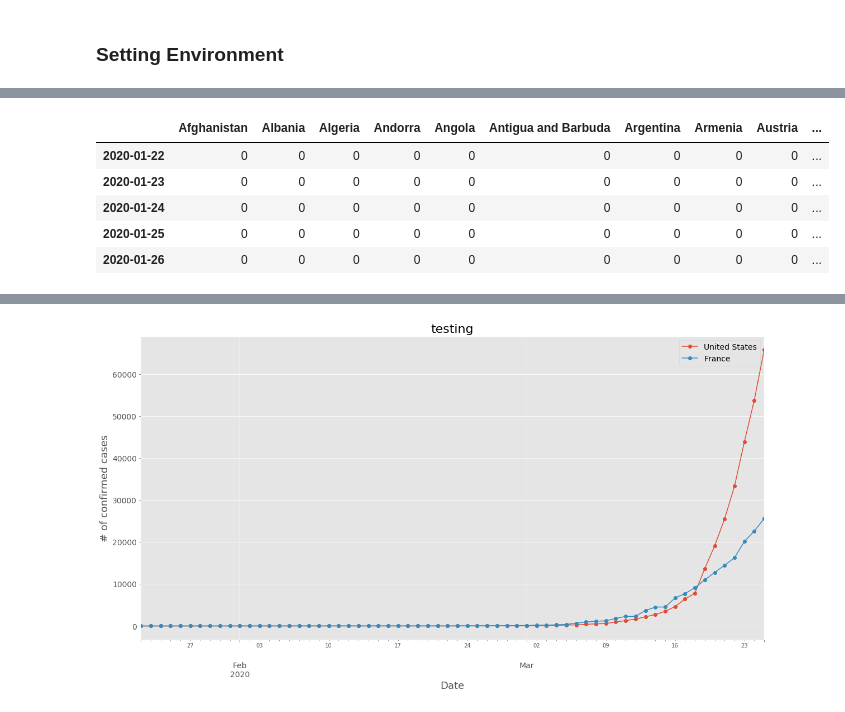
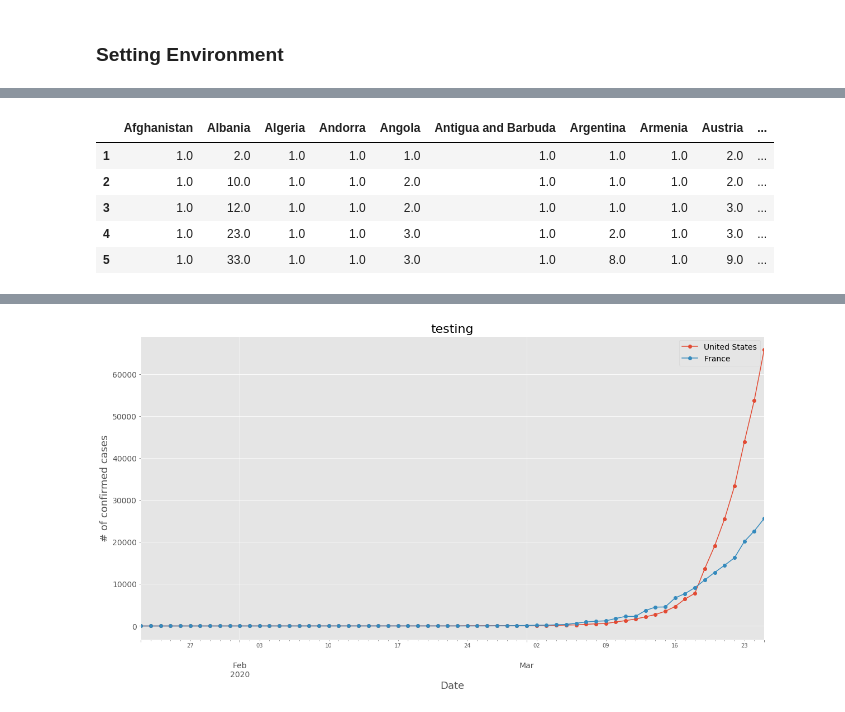
Before and after one commit to HiIamJeff/covid19_spot_the_curve, a Jupyter notebook: Corona_Medium_plot.ipynb, the cells around one changed output, grey strips where cells are left out. Cells and saved outputs as stored; diff of their text form; code cells hidden in the pictures.

```diff
--- a/Corona_Medium_plot.ipynb
+++ b/Corona_Medium_plot.ipynb
@@ -101,38 +102,44 @@ Complete loading df!
 # %%
-### try fix the data reading
+## data cleaning
 def jhu_data_process_date(jhu_data):
     #fix the country name
     jhu_data['Country/Region'] = jhu_data['Country/Region'].replace({'Korea, South': 'South Korea',
                                                                      'Taiwan*': 'Taiwan', 'US': 'United States'})
-    jhu_data1 = jhu_data.set_index('Country/Region')
-    df_country = jhu_data1
+    df_country = jhu_data.set_index('Country/Region')
     #special fix for different level rows
     df_country.insert(loc=1, column="Country_level", value=0)
     duplicated = ~df_country.index.duplicated(keep=False)
     df_country['Country_level'] = duplicated.astype(int)
     df_country['index col'] = df_country.index
     special_rows = df_country[df_country['Country_level'] == 0]
 #     special_rows = special_rows[-special_rows['Province/State'].str.contains(', ')] # special fix for US # no longer need!
     #build date index
     date_list = list(special_rows.columns)[4:-1]
     #sum up the value from lower level
     try:
         agg_special_rows = special_rows.pivot_table(values = date_list, index = 'index col', aggfunc = np.sum)[date_list]
         df_country2 = df_country[df_country['Country_level'] == 1]
         df_country2.drop(['Province/State','Country_level','Lat', 'Long', 'index col'], axis=1, inplace=True)
         final_country_df = pd.concat([df_country2, agg_special_rows]).T
     except:
         df_country2 = df_country[df_country['Country_level'] == 1]
         df_country2.drop(['Province/State','Country_level','Lat', 'Long', 'index col'], axis=1, inplace=True)
         final_country_df = df_country2.T
     final_country_df.index = pd.to_datetime(final_country_df.index)
     return final_country_df
 
-jhu_data_process_date(df).head()
+def jhu_data_process_day(date_df):
+    day_list = [list(date_df[c][date_df[c]>0]) for c in date_df.columns]
+    day_df = pd.DataFrame(day_list, index=list(date_df.columns)).T
+    day_df.index += 1
+    return day_df
+
+# jhu_data_process_date(df).head()
+jhu_data_process_day(jhu_data_process_date(df)).head()
 # %% [output]
 |  | Afghanistan | Albania | Algeria | Andorra | Angola | Antigua and Barbuda | Argentina | Armenia | Austria | ... |
-| 2020-01-22 | 0 | 0 | 0 | 0 | 0 | 0 | 0 | 0 | 0 | ... |
-| 2020-01-23 | 0 | 0 | 0 | 0 | 0 | 0 | 0 | 0 | 0 | ... |
-| 2020-01-24 | 0 | 0 | 0 | 0 | 0 | 0 | 0 | 0 | 0 | ... |
-| 2020-01-25 | 0 | 0 | 0 | 0 | 0 | 0 | 0 | 0 | 0 | ... |
-| 2020-01-26 | 0 | 0 | 0 | 0 | 0 | 0 | 0 | 0 | 0 | ... |
+| 1 | 1.0 | 2.0 | 1.0 | 1.0 | 1.0 | 1.0 | 1.0 | 1.0 | 2.0 | ... |
+| 2 | 1.0 | 10.0 | 1.0 | 1.0 | 2.0 | 1.0 | 1.0 | 1.0 | 2.0 | ... |
+| 3 | 1.0 | 12.0 | 1.0 | 1.0 | 2.0 | 1.0 | 1.0 | 1.0 | 3.0 | ... |
+| 4 | 1.0 | 23.0 | 1.0 | 1.0 | 3.0 | 1.0 | 2.0 | 1.0 | 3.0 | ... |
+| 5 | 1.0 | 33.0 | 1.0 | 1.0 | 3.0 | 1.0 | 8.0 | 1.0 | 9.0 | ... |
```
Also changed, not shown: parts of 36 cells of this notebook, 1 other file.
